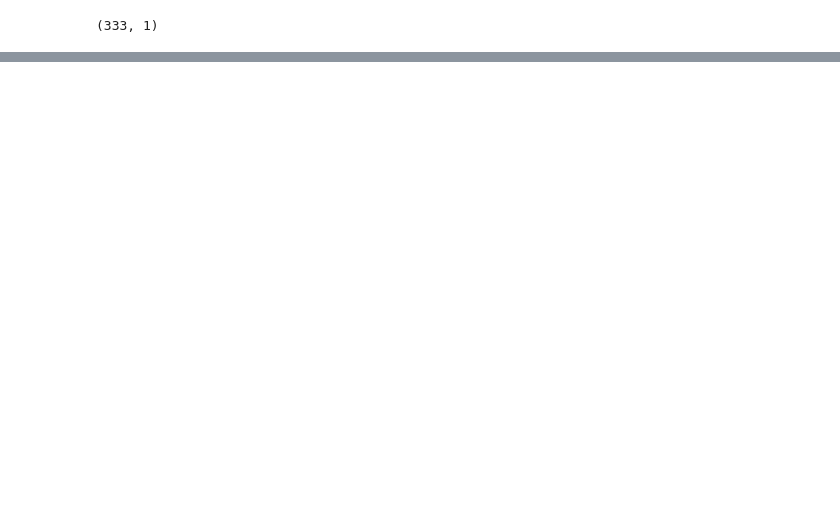
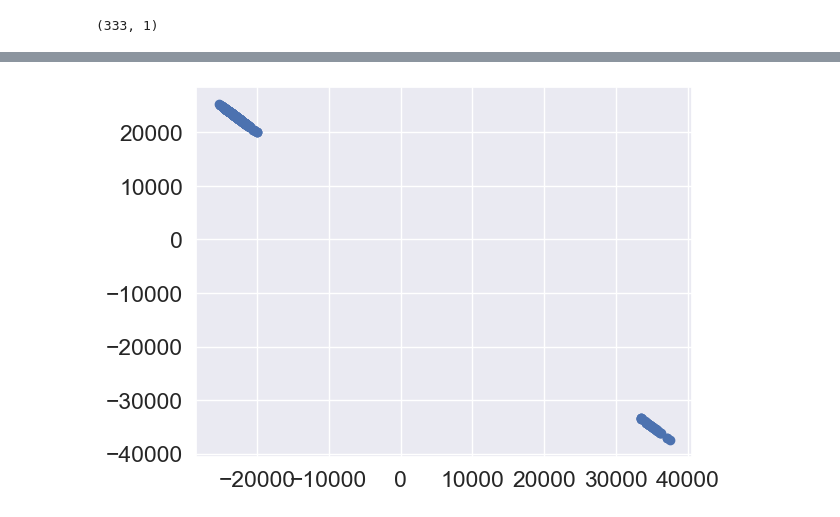
Before and after one commit to oscardbocanegra/learning_platzi, a Jupyter notebook: dataScientistPython/skleanrRegresionLineal/proyecto_final.ipynb, the cells around one changed output, grey strips where cells are left out. Cells and saved outputs as stored; diff of their text form; code cells hidden in the pictures; blank space fills up the shorter version.

```diff
--- a/dataScientistPython/skleanrRegresionLineal/proyecto_final.ipynb
+++ b/dataScientistPython/skleanrRegresionLineal/proyecto_final.ipynb
@@ -106,0 +165,19 @@ y_pred.shape
+# %%
+# Statistical summary and regression metrics using statsmodels
+import statsmodels.api as sm
+from sklearn.metrics import mean_squared_error, mean_absolute_error, r2_score
+
+# Ensure X and y are float and y is 1D
+X_sm = sm.add_constant(X.astype(float))  # Adds intercept term
+y_float = y.ravel().astype(float)
+
+model = sm.OLS(y_float, X_sm).fit()
+
+# Print the statistical summary (includes coefficients, p-values, R2, etc.)
+print(model.summary())
+
+# Calculate and print common regression metrics
+y_pred = model.predict(X_sm)
+print('Mean Squared Error (MSE):', mean_squared_error(y_float, y_pred))
+print('Mean Absolute Error (MAE):', mean_absolute_error(y_float, y_pred))
+print('R2 Score:', r2_score(y_float, y_pred))
@@ -106,0 +206,9 @@ y_pred.shape
+# %%
+import statsmodels.api as sm
+
+# Add constant to X_test to match the model's expected input shape
+X_test_sm = sm.add_constant(X_test)
+y_pred = model.predict(X_test_sm)  # predict with the correct shape
+y_test_flat = y_test.ravel()
+y_pred_flat = y_pred.ravel()
+print(len(y_test_flat), len(y_pred_flat))
@@ -106,0 +221,6 @@ y_pred.shape
+# %%
+residuals = y_test_flat - y_pred_flat
+plt.scatter(y_pred_flat, residuals)
+plt.show()
+# %% [output]
+[figure, added]
```
Also changed, not shown: parts of 30 cells of this notebook.
